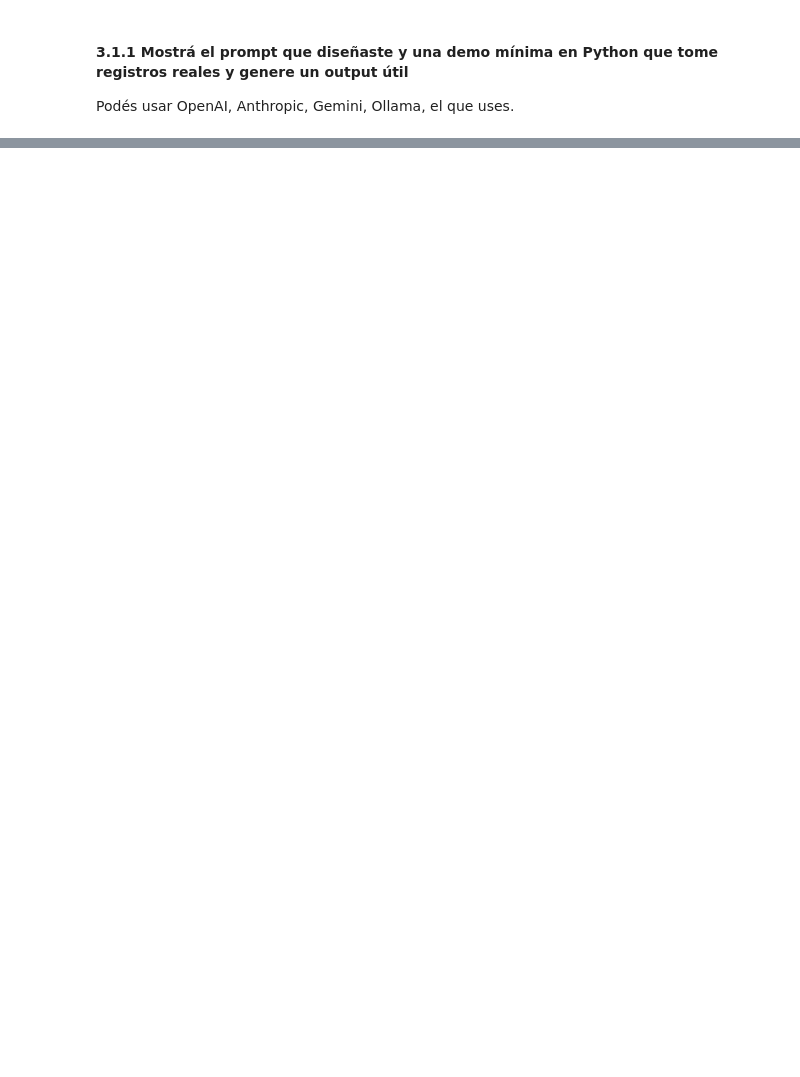
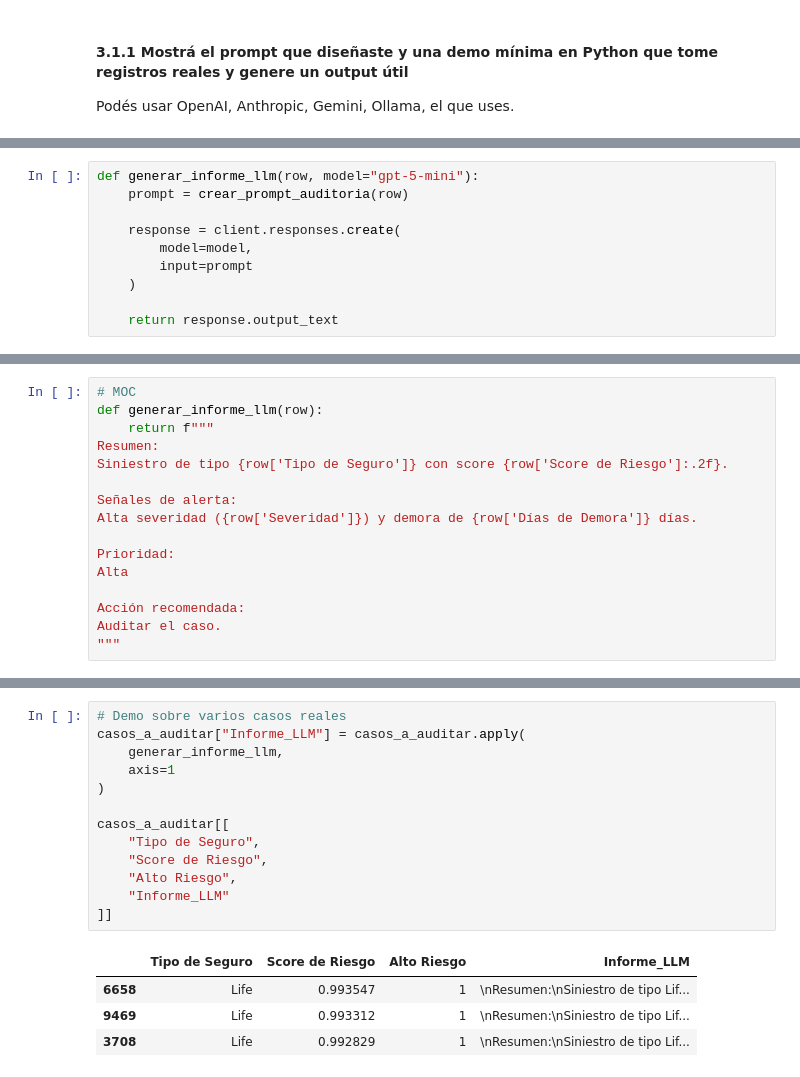
Before and after one commit to yaninaiberra/tekne_challenge, a Jupyter notebook: Tekne_challengue_Data_AI.ipynb, the cells around one changed output, grey strips where cells are left out. Drawn from its saved outputs; the diff is of its cells as text; blank space fills up the shorter version.

```diff
--- a/Tekne_challengue_Data_AI.ipynb
+++ b/Tekne_challengue_Data_AI.ipynb
@@ -2756,0 +2859,10 @@ Podés usar OpenAI, Anthropic, Gemini, Ollama, el que uses.
+# %%
+def generar_informe_llm(row, model="gpt-5-mini"):
+    prompt = crear_prompt_auditoria(row)
+
+    response = client.responses.create(
+        model=model,
+        input=prompt
+    )
+
+    return response.output_text
@@ -2756,0 +2892,16 @@ Podés usar OpenAI, Anthropic, Gemini, Ollama, el que uses.
+# %%
+# MOC
+def generar_informe_llm(row):
+    return f"""
+Resumen:
+Siniestro de tipo {row['Tipo de Seguro']} con score {row['Score de Riesgo']:.2f}.
+
+Señales de alerta:
+Alta severidad ({row['Severidad']}) y demora de {row['Días de Demora']} días.
+
+Prioridad:
+Alta
+
+Acción recomendada:
+Auditar el caso.
+"""
@@ -2756,0 +2924,18 @@ Podés usar OpenAI, Anthropic, Gemini, Ollama, el que uses.
+# %%
+# Demo sobre varios casos reales
+casos_a_auditar["Informe_LLM"] = casos_a_auditar.apply(
+    generar_informe_llm,
+    axis=1
+)
+
+casos_a_auditar[[
+    "Tipo de Seguro",
+    "Score de Riesgo",
+    "Alto Riesgo",
+    "Informe_LLM"
+]]
+# %% [output]
+|  | Tipo de Seguro | Score de Riesgo | Alto Riesgo | Informe_LLM |
+| 6658 | Life | 0.993547 | 1 | \nResumen:\nSiniestro de tipo Lif... |
+| 9469 | Life | 0.993312 | 1 | \nResumen:\nSiniestro de tipo Lif... |
+| 3708 | Life | 0.992829 | 1 | \nResumen:\nSiniestro de tipo Lif... |
```
Also changed, not shown: parts of 13 cells of this notebook.
